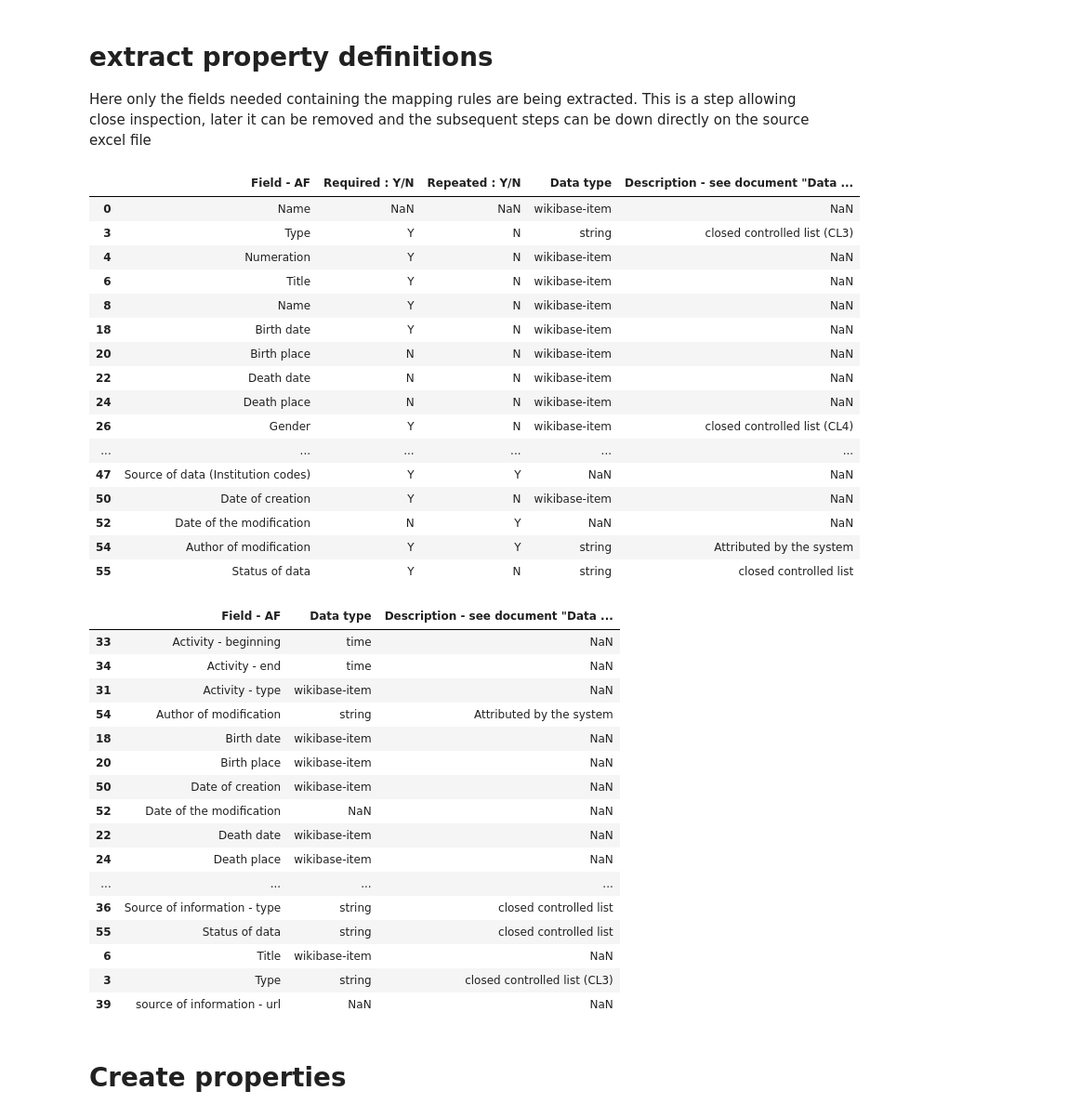
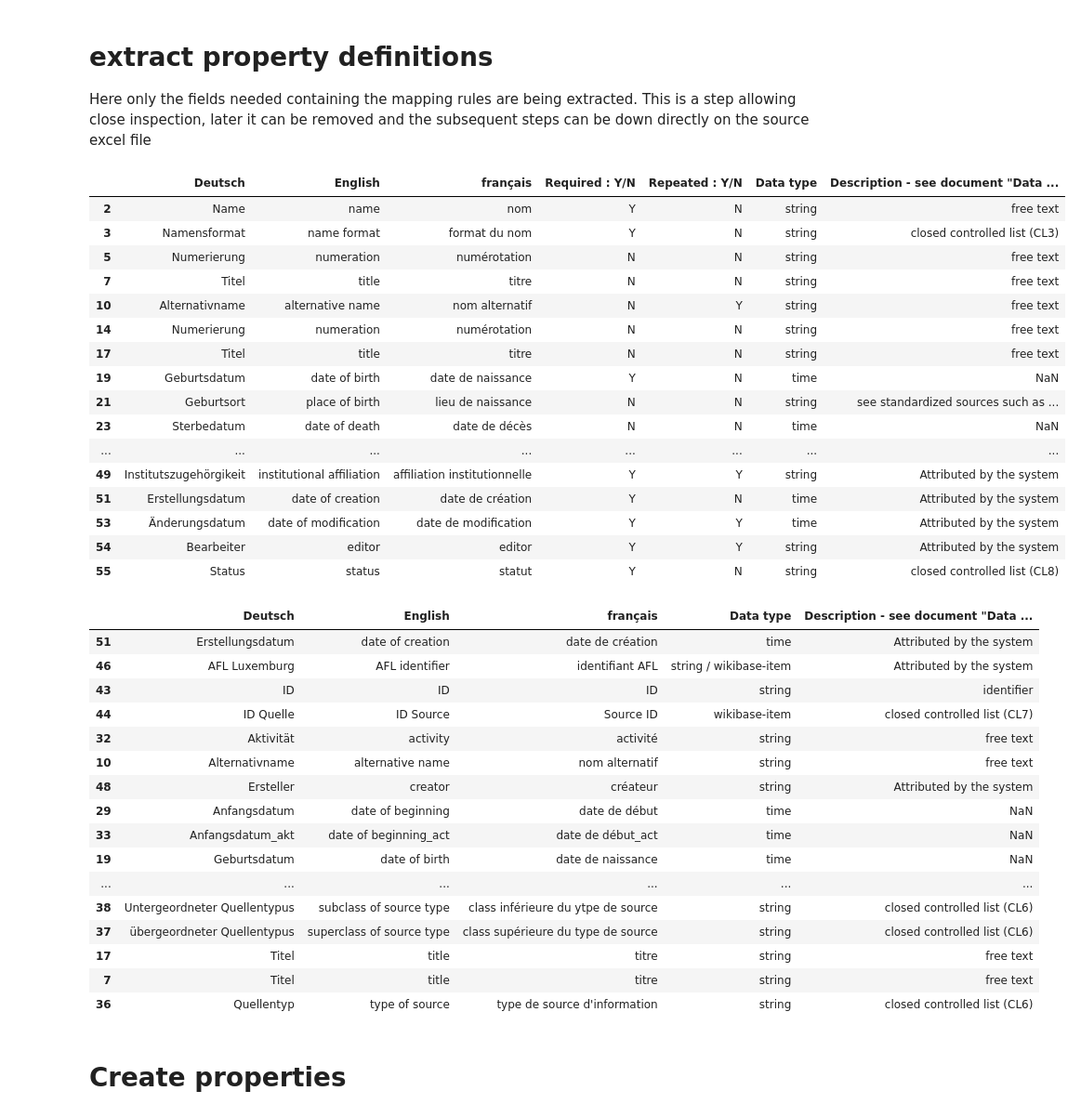
Before and after one commit to tentwentyfour/SAF-Lux, a Jupyter notebook: import_scripts/property_builder/create_properties.ipynb, the cells around one changed output. Shown at 93% size. Drawn from its saved outputs; the diff is of its cells as text; code cells hidden in the pictures.

```diff
--- a/import_scripts/property_builder/create_properties.ipynb
+++ b/import_scripts/property_builder/create_properties.ipynb
@@ -26,7 +26,7 @@ login = wdi_login.WDLogin(WBUSER, WBPASS, mediawiki_api_url=api)
 #### TODO
 * read directly from the versioned repository/Gdrive
 # %%
-model_def = pd.read_excel("DM_SAF_vers.1.0.0.xlsx", header=2)
+model_def = pd.read_excel("DM_SAF_vers.1.1.xlsx", header=2)
 # %% [markdown]
 # Next version suggestions
 #### TODO
@@ -40,50 +40,50 @@ model_def["Data type"] = model_def["Data type"].str.replace("coded", "wikibase-i
 # extract property definitions
 Here only the fields needed containing the mapping rules are being extracted. This is a step allowing close inspection, later it can be removed and the subsequent steps can be down directly on the source excel file
 # %%
-cleanedList = [x for x in set(model_def["Field - AF"].to_list()) if str(x) != 'nan']
+cleanedList = [x for x in set(model_def["English"].to_list()) if str(x) != 'nan']
 cleanedList = list(cleanedList)
-flat_model = model_def.loc[model_def["Field - AF"].isin(cleanedList)]
-property_model = flat_model[["Field - AF", "Required : Y/N", "Repeated : Y/N", "Data type",  "Description - see document \"Data model - minimum set of fields: definitions\""]]
+flat_model = model_def.loc[model_def["English"].isin(cleanedList)]
+property_model = flat_model[["Deutsch", "English", "français", "Required : Y/N", "Repeated : Y/N", "Data type",  "Description - see document \"Data model - minimum set of fields: definitions\""]]
 property_model.drop_duplicates()
 # %% [output]
-|  | Field - AF | Required : Y/N | Repeated : Y/N | Data type | Description - see document "Data ... |
-| 0 | Name | NaN | NaN | wikibase-item | NaN |
-| 3 | Type | Y | N | string | closed controlled list (CL3) |
-| 4 | Numeration | Y | N | wikibase-item | NaN |
-| 6 | Title | Y | N | wikibase-item | NaN |
-| 8 | Name | Y | N | wikibase-item | NaN |
-| 18 | Birth date | Y | N | wikibase-item | NaN |
-| 20 | Birth place | N | N | wikibase-item | NaN |
-| 22 | Death date | N | N | wikibase-item | NaN |
-| 24 | Death place | N | N | wikibase-item | NaN |
-| 26 | Gender | Y | N | wikibase-item | closed controlled list (CL4) |
-| ... | ... | ... | ... | ... | ... |
-| 47 | Source of data (Institution codes) | Y | Y | NaN | NaN |
-| 50 | Date of creation | Y | N | wikibase-item | NaN |
-| 52 | Date of the modification | N | Y | NaN | NaN |
-| 54 | Author of modification | Y | Y | string | Attributed by the system |
-| 55 | Status of data | Y | N | string | closed controlled list |
+|  | Deutsch | English | français | Required : Y/N | Repeated : Y/N | Data type | Description - see document "Data ... |
+| 2 | Name | name | nom | Y | N | string | free text |
+| 3 | Namensformat | name format | format du nom | Y | N | string | closed controlled list (CL3) |
+| 5 | Numerierung | numeration | numérotation | N | N | string | free text |
+| 7 | Titel | title | titre | N | N | string | free text |
+| 10 | Alternativname | alternative name | nom alternatif | N | Y | string | free text |
+| 14 | Numerierung | numeration | numérotation | N | N | string | free text |
+| 17 | Titel | title | titre | N | N | string | free text |
+| 19 | Geburtsdatum | date of birth | date de naissance | Y | N | time | NaN |
+| 21 | Geburtsort | place of birth | lieu de naissance | N | N | string | see standardized sources such as ... |
+| 23 | Sterbedatum | date of death | date de décès | N | N | time | NaN |
+| ... | ... | ... | ... | ... | ... | ... | ... |
+| 49 | Institutszugehörgikeit | institutional affiliation | affiliation institutionnelle | Y | Y | string | Attributed by the system |
+| 51 | Erstellungsdatum | date of creation | date de création | Y | N | time | Attributed by the system |
+| 53 | Änderungsdatum | date of modification | date de modification | Y | Y | time | Attributed by the system |
+| 54 | Bearbeiter | editor | editor | Y | Y | string | Attributed by the system |
+| 55 | Status | status | statut | Y | N | string | closed controlled list (CL8) |
 # %%
-wikibase_prop_model = property_model[["Field - AF", "Data type", "Description - see document \"Data model - minimum set of fields: definitions\""]].drop_duplicates()
-wikibase_prop_model.sort_values(by=['Field - AF'])
+wikibase_prop_model = property_model[["Deutsch", "English", "français", "Data type", "Description - see document \"Data model - minimum set of fields: definitions\""]].drop_duplicates()
+wikibase_prop_model.sort_values(by=['English'])
 # %% [output]
-|  | Field - AF | Data type | Description - see document "Data ... |
-| 33 | Activity - beginning | time | NaN |
-| 34 | Activity - end | time | NaN |
-| 31 | Activity - type | wikibase-item | NaN |
-| 54 | Author of modification | string | Attributed by the system |
-| 18 | Birth date | wikibase-item | NaN |
-| 20 | Birth place | wikibase-item | NaN |
-| 50 | Date of creation | wikibase-item | NaN |
-| 52 | Date of the modification | NaN | NaN |
-| 22 | Death date | wikibase-item | NaN |
-| 24 | Death place | wikibase-item | NaN |
-| ... | ... | ... | ... |
-| 36 | Source of information - type | string | closed controlled list |
-| 55 | Status of data | string | closed controlled list |
-| 6 | Title | wikibase-item | NaN |
-| 3 | Type | string | closed controlled list (CL3) |
-| 39 | source of information - url | NaN | NaN |
+|  | Deutsch | English | français | Data type | Description - see document "Data ... |
+| 51 | Erstellungsdatum | date of creation | date de création | time | Attributed by the system |
+| 46 | AFL Luxemburg | AFL identifier | identifiant AFL | string / wikibase-item | Attributed by the system |
+| 43 | ID | ID | ID | string | identifier |
+| 44 | ID Quelle | ID Source | Source ID | wikibase-item | closed controlled list (CL7) |
+| 32 | Aktivität | activity | activité | string | free text |
+| 10 | Alternativname | alternative name | nom alternatif | string | free text |
+| 48 | Ersteller | creator | créateur | string | Attributed by the system |
+| 29 | Anfangsdatum | date of beginning | date de début | time | NaN |
+| 33 | Anfangsdatum_akt | date of beginning_act | date de début_act | time | NaN |
+| 19 | Geburtsdatum | date of birth | date de naissance | time | NaN |
+| ... | ... | ... | ... | ... | ... |
+| 38 | Untergeordneter Quellentypus | subclass of source type | class inférieure du ytpe de source | string | closed controlled list (CL6) |
+| 37 | übergeordneter Quellentypus | superclass of source type | class supérieure du type de source | string | closed controlled list (CL6) |
+| 17 | Titel | title | titre | string | free text |
+| 7 | Titel | title | titre | string | free text |
+| 36 | Quellentyp | type of source | type de source d'information | string | closed controlled list (CL6) |
 # %% [markdown]
 # Create properties
 # %%
```
Also changed, not shown: parts of 4 cells of this notebook, 2 other files.
